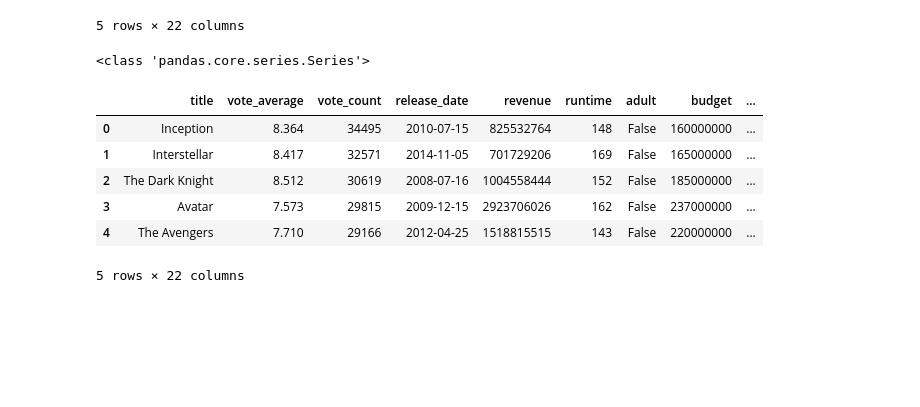
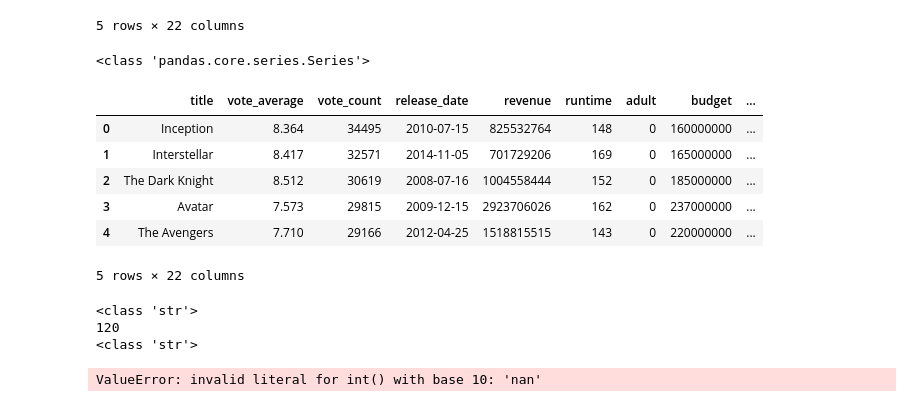
Before and after one commit to PierfrancescoChiucchiolo/Corso-Python, a Jupyter notebook: Lezione 19/Lezione 19 Esercitazione CSV.ipynb, the cells around one changed output. Saved outputs shown, nothing was run; the diff lists cells and outputs as text; code cells hidden in the pictures; blank space fills up the shorter version.

```diff
--- a/Lezione 19/Lezione 19 Esercitazione CSV.ipynb
+++ b/Lezione 19/Lezione 19 Esercitazione CSV.ipynb
@@ -77,20 +77,37 @@ df_released.head()
 # %%
 ## tokenizza adult da True/False a 1/0
 
-array0 = np.array([0])
-array1 = np.array([1])
-series0 = pd.Series(array0)
-series1 = pd.Series(array1)
+print(type(df_released["adult"]))
+df_released["adult"] = df_released["adult"].map({True: 1, False: 0})
 
-print(type(df_released["adult"]))
-df_released["adult"] = df_released["adult"].map({"True": series1, "False": series0})
+## funziona anche con una lambda, ma map è più elastica
+##df_released["adult"] = df_released["adult"].apply(lambda x: 0 if x == False else x)
+
 df_released.head()
 # %% [output]
 <class 'pandas.core.series.Series'>
 |  | title | vote_average | vote_count | release_date | revenue | runtime | adult | budget | ... |
-| 0 | Inception | 8.364 | 34495 | 2010-07-15 | 825532764 | 148 | False | 160000000 | ... |
-| 1 | Interstellar | 8.417 | 32571 | 2014-11-05 | 701729206 | 169 | False | 165000000 | ... |
-| 2 | The Dark Knight | 8.512 | 30619 | 2008-07-16 | 1004558444 | 152 | False | 185000000 | ... |
-| 3 | Avatar | 7.573 | 29815 | 2009-12-15 | 2923706026 | 162 | False | 237000000 | ... |
-| 4 | The Avengers | 7.710 | 29166 | 2012-04-25 | 1518815515 | 143 | False | 220000000 | ... |
+| 0 | Inception | 8.364 | 34495 | 2010-07-15 | 825532764 | 148 | 0 | 160000000 | ... |
+| 1 | Interstellar | 8.417 | 32571 | 2014-11-05 | 701729206 | 169 | 0 | 165000000 | ... |
+| 2 | The Dark Knight | 8.512 | 30619 | 2008-07-16 | 1004558444 | 152 | 0 | 185000000 | ... |
+| 3 | Avatar | 7.573 | 29815 | 2009-12-15 | 2923706026 | 162 | 0 | 237000000 | ... |
+| 4 | The Avengers | 7.710 | 29166 | 2012-04-25 | 1518815515 | 143 | 0 | 220000000 | ... |
 5 rows × 22 columns
+# %%
+## tokenizza la data per avere solo l'anno
+
+print(type(df_released["release_date"][0]))
+print(np.int64("120"))
+
+df_released["release_date"] = df_released["release_date"].apply(lambda x: str(x).replace("-", ""))
+print(type(df_released["release_date"][0]))
+df_released["release_date"] = df_released["release_date"].apply(lambda x: np.int64(x))
+print(type(df_released["release_date"][0]))
+
+
+df_released.head()
+# %% [output]
+<class 'str'>
+120
+<class 'str'>
+ValueError: invalid literal for int() with base 10: 'nan'
```
Also changed, not shown: parts of 2 cells of this notebook, 3 other files.
